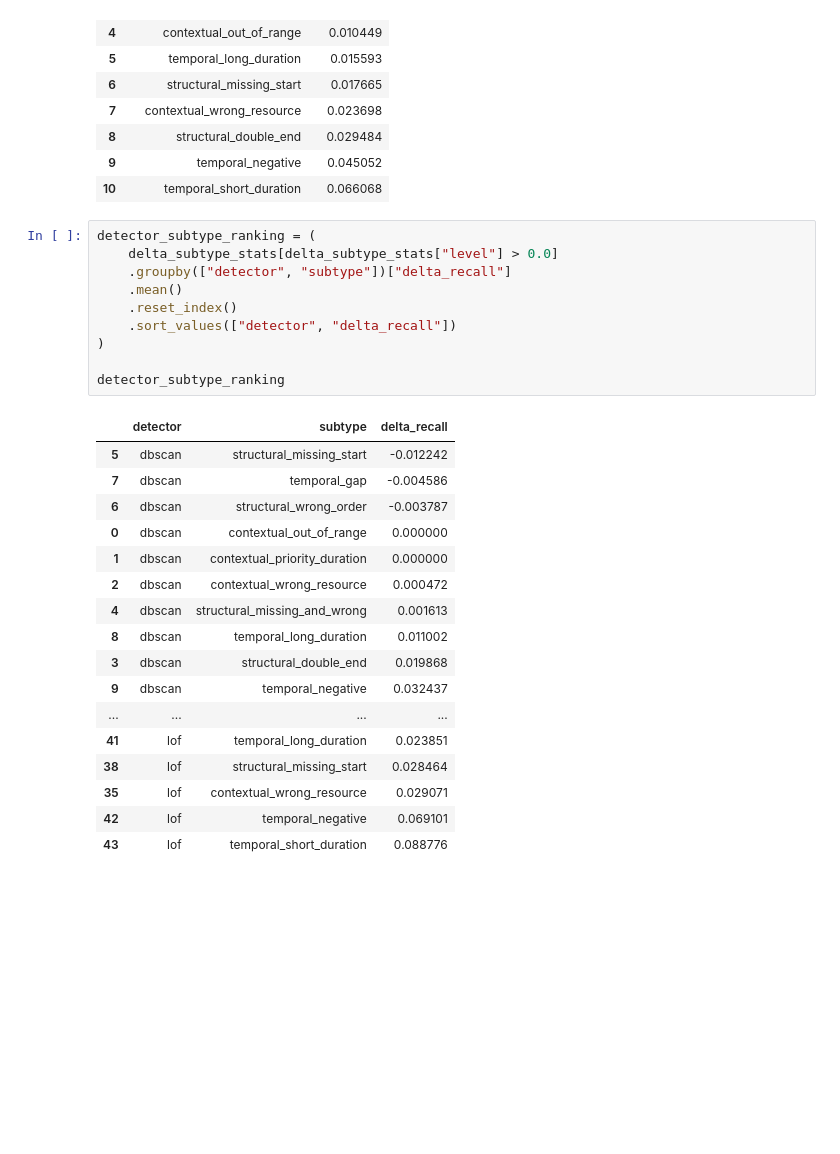
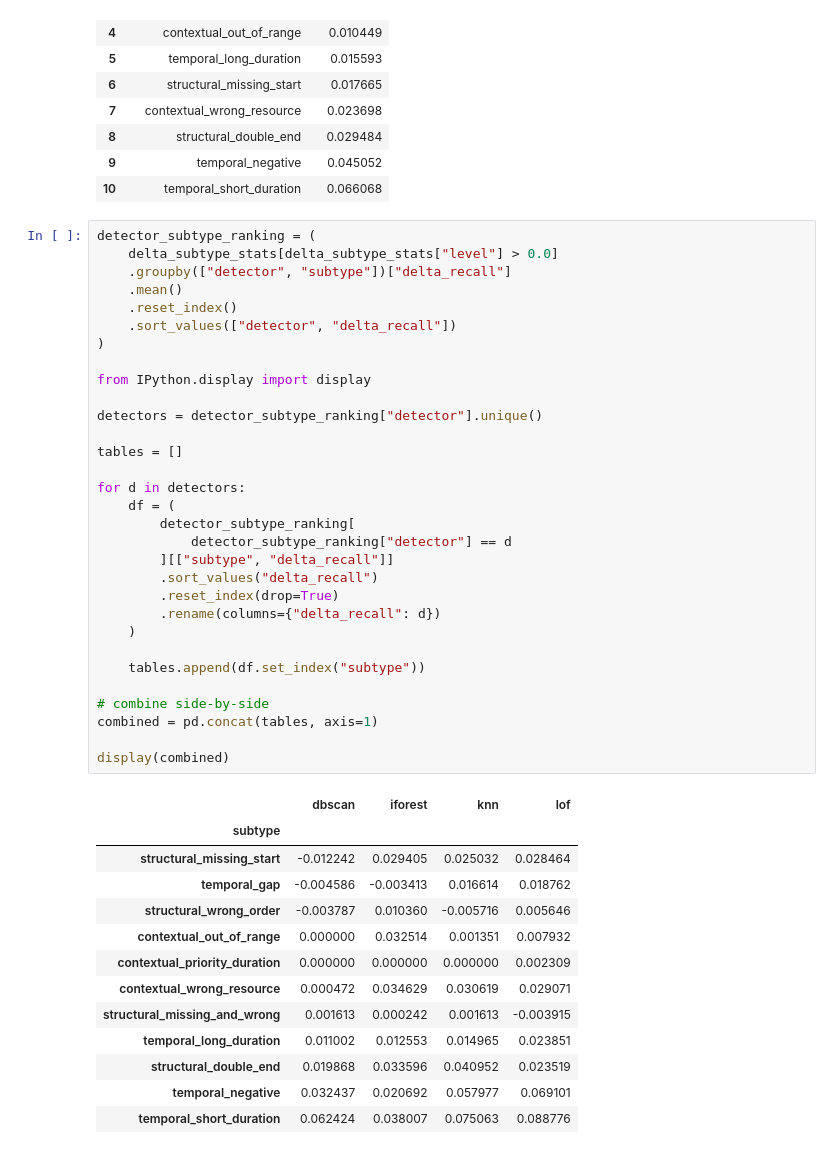
Before and after one commit to andreasdarsa/Data-Quality-Impact-on-Business-Process-Anomaly-Detection, a Jupyter notebook: experiments/analysis.ipynb, the cells around one changed output. Saved outputs shown, nothing was run; the diff lists cells and outputs as text; blank space fills up the shorter version.

```diff
--- a/experiments/analysis.ipynb
+++ b/experiments/analysis.ipynb
@@ -567,28 +567,45 @@ sensitivity_ranking
 # %%
 detector_subtype_ranking = (
     delta_subtype_stats[delta_subtype_stats["level"] > 0.0]
     .groupby(["detector", "subtype"])["delta_recall"]
     .mean()
     .reset_index()
     .sort_values(["detector", "delta_recall"])
 )
 
-detector_subtype_ranking
+from IPython.display import display
+
+detectors = detector_subtype_ranking["detector"].unique()
+
+tables = []
+
+for d in detectors:
+    df = (
+        detector_subtype_ranking[
+            detector_subtype_ranking["detector"] == d
+        ][["subtype", "delta_recall"]]
+        .sort_values("delta_recall")
+        .reset_index(drop=True)
+        .rename(columns={"delta_recall": d})
+    )
+
+    tables.append(df.set_index("subtype"))
+
+# combine side-by-side
+combined = pd.concat(tables, axis=1)
+
+display(combined)
 # %% [output]
-|  | detector | subtype | delta_recall |
-| 5 | dbscan | structural_missing_start | -0.012242 |
-| 7 | dbscan | temporal_gap | -0.004586 |
-| 6 | dbscan | structural_wrong_order | -0.003787 |
-| 0 | dbscan | contextual_out_of_range | 0.000000 |
-| 1 | dbscan | contextual_priority_duration | 0.000000 |
-| 2 | dbscan | contextual_wrong_resource | 0.000472 |
-| 4 | dbscan | structural_missing_and_wrong | 0.001613 |
-| 8 | dbscan | temporal_long_duration | 0.011002 |
-| 3 | dbscan | structural_double_end | 0.019868 |
-| 9 | dbscan | temporal_negative | 0.032437 |
-| ... | ... | ... | ... |
-| 41 | lof | temporal_long_duration | 0.023851 |
-| 38 | lof | structural_missing_start | 0.028464 |
-| 35 | lof | contextual_wrong_resource | 0.029071 |
-| 42 | lof | temporal_negative | 0.069101 |
-| 43 | lof | temporal_short_duration | 0.088776 |
+|  | dbscan | iforest | knn | lof |
+| subtype |  |  |  |  |
+| structural_missing_start | -0.012242 | 0.029405 | 0.025032 | 0.028464 |
+| temporal_gap | -0.004586 | -0.003413 | 0.016614 | 0.018762 |
+| structural_wrong_order | -0.003787 | 0.010360 | -0.005716 | 0.005646 |
+| contextual_out_of_range | 0.000000 | 0.032514 | 0.001351 | 0.007932 |
+| contextual_priority_duration | 0.000000 | 0.000000 | 0.000000 | 0.002309 |
+| contextual_wrong_resource | 0.000472 | 0.034629 | 0.030619 | 0.029071 |
+| structural_missing_and_wrong | 0.001613 | 0.000242 | 0.001613 | -0.003915 |
+| temporal_long_duration | 0.011002 | 0.012553 | 0.014965 | 0.023851 |
+| structural_double_end | 0.019868 | 0.033596 | 0.040952 | 0.023519 |
+| temporal_negative | 0.032437 | 0.020692 | 0.057977 | 0.069101 |
+| temporal_short_duration | 0.062424 | 0.038007 | 0.075063 | 0.088776 |
```
